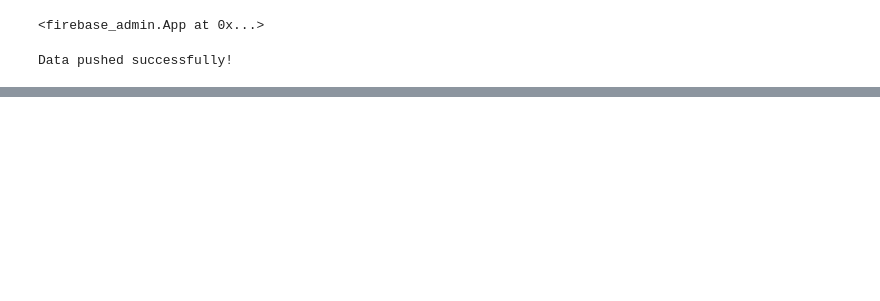
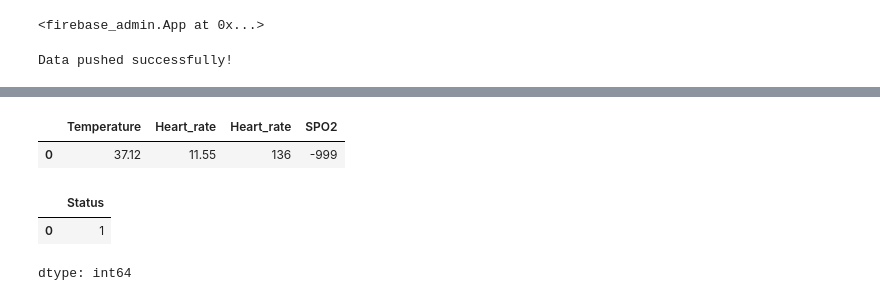
Before and after one commit to ujjain127/Neophytenest_Mr_Pulse, a Jupyter notebook: Heart_rate.ipynb, the cells around one changed output, grey strips where cells are left out. Saved outputs shown, nothing was run; the diff lists cells and outputs as text; code cells hidden in the pictures; blank space fills up the shorter version.

```diff
--- a/Heart_rate.ipynb
+++ b/Heart_rate.ipynb
@@ -518,0 +529,14 @@ while True:
+# %%
+X = new_data[['Temperature', 'Heart_rate', 'SPO2']]
+y = new_data['Status']
+# %%
+X.head()
+# %% [output]
+|  | Temperature | Heart_rate | Heart_rate | SPO2 |
+| 0 | 37.12 | 11.55 | 136 | -999 |
+# %%
+y.head()
+# %% [output]
+|  | Status |
+| 0 | 1 |
+dtype: int64
```
Also changed, not shown: parts of 32 cells of this notebook.
